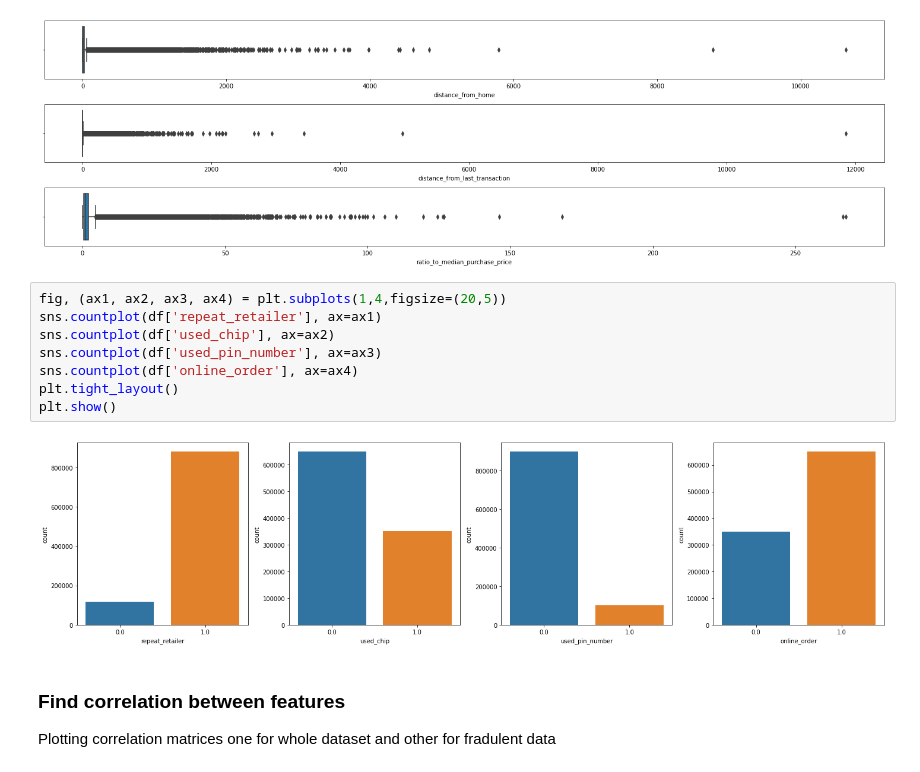
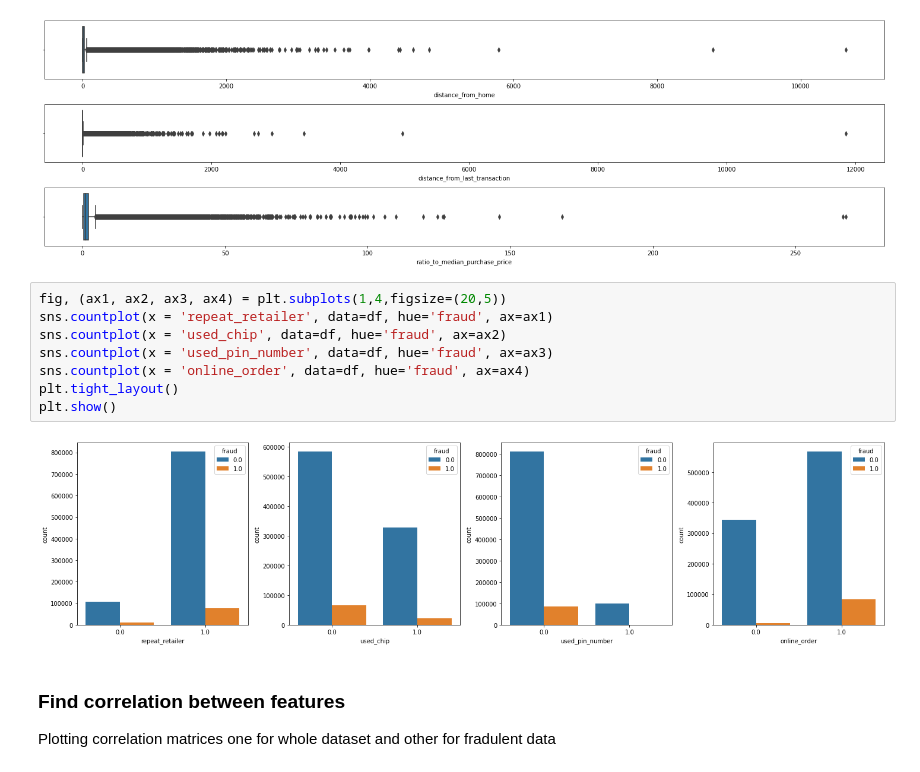
Before and after one commit to nikunjbhalla/cc_fraud, a Jupyter notebook: CC Fraud Detection.ipynb, the cells around one changed output. Drawn from its saved outputs; the diff is of its cells as text.

```diff
--- a/CC Fraud Detection.ipynb
+++ b/CC Fraud Detection.ipynb
@@ -92,14 +92,14 @@ plt.show()
 [figure]
 # %%
 fig, (ax1, ax2, ax3, ax4) = plt.subplots(1,4,figsize=(20,5))
-sns.countplot(df['repeat_retailer'], ax=ax1)
-sns.countplot(df['used_chip'], ax=ax2)
-sns.countplot(df['used_pin_number'], ax=ax3)
-sns.countplot(df['online_order'], ax=ax4)
+sns.countplot(x = 'repeat_retailer', data=df, hue='fraud', ax=ax1)
+sns.countplot(x = 'used_chip', data=df, hue='fraud', ax=ax2)
+sns.countplot(x = 'used_pin_number', data=df, hue='fraud', ax=ax3)
+sns.countplot(x = 'online_order', data=df, hue='fraud', ax=ax4)
 plt.tight_layout()
 plt.show()
 # %% [output]
-[figure, old version]
+[figure, new version]
 # %% [markdown]
 ### Find correlation between features
 Plotting correlation matrices one for whole dataset and other for fradulent data
```
